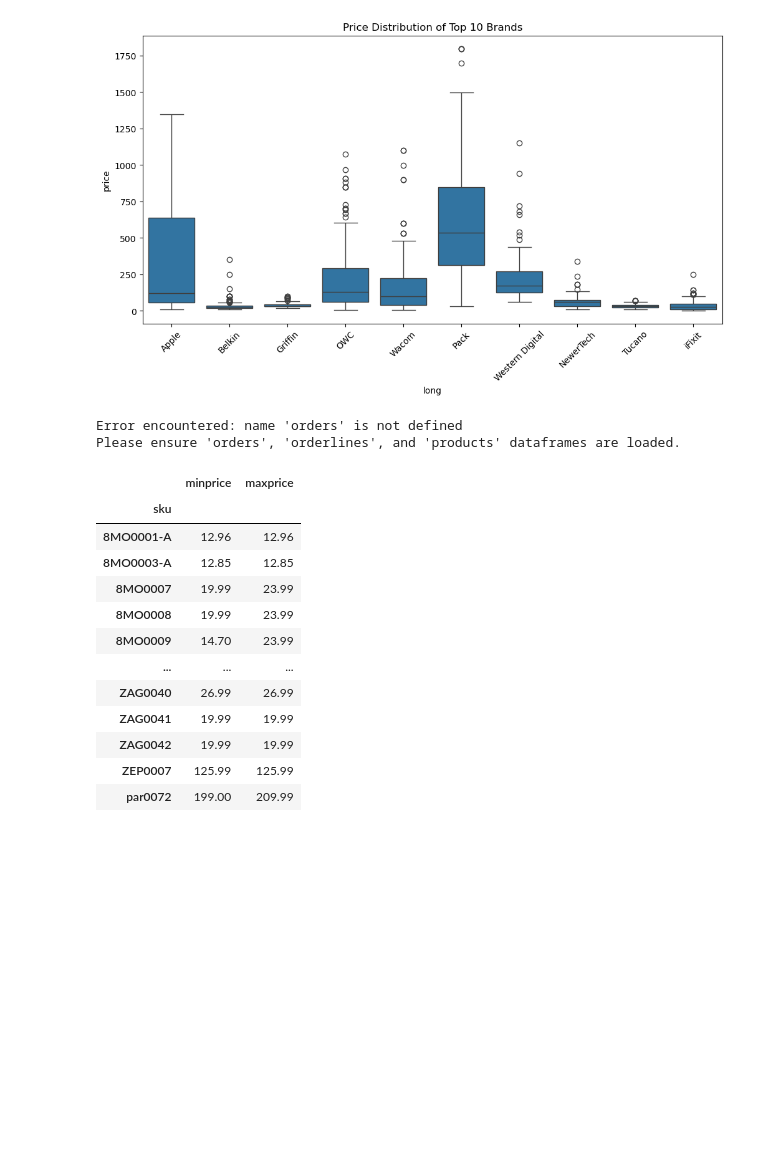
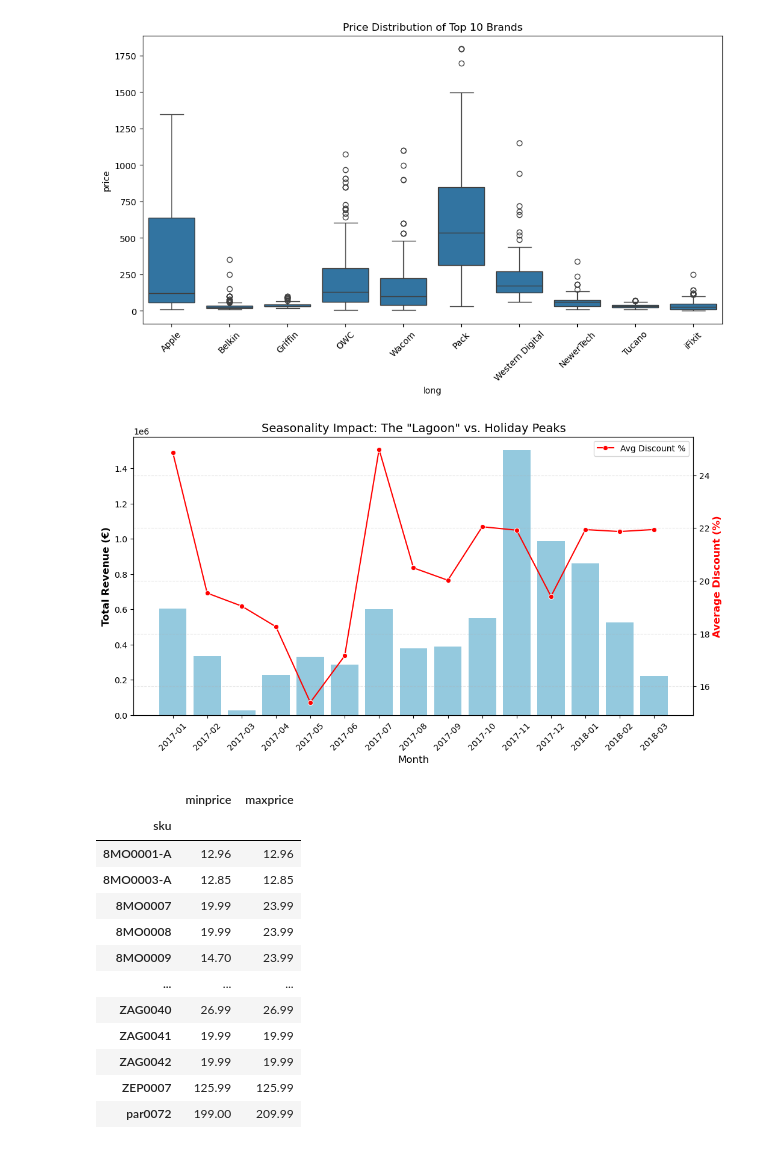
Before and after one commit to Cooljoe67/eniac_data_cleaning, a Jupyter notebook: dataanalysis_group_solution.ipynb, the cells around one changed output. Cells and saved outputs as stored; diff of their text form; code cells hidden in the pictures; blank space fills up the shorter version.

```diff
--- a/dataanalysis_group_solution.ipynb
+++ b/dataanalysis_group_solution.ipynb
@@ -81,57 +81,48 @@ plt.show()
 # %% [output]
 [figure]
 # %%
-import pandas as pd
-import matplotlib.pyplot as plt
-import seaborn as sns
 
 # discount vs revenue seasonality analysis
-    # 1. Prepare Date and Filter Completed Orders
-    # (Assuming your dataframes are named 'orders', 'orderlines', and 'products')
-    orders_c = orders[orders['state'] == 'Completed'].copy()
-    orders_c['created_date'] = pd.to_datetime(orders_c['created_date'])
+# 1. Prepare Date and Filter Completed Orders
+# (Assuming your dataframes are named 'orders', 'orderlines', and 'products')
+orders_c = orders_df[orders_df['state'] == 'Completed'].copy()
+orders_c['created_date'] = pd.to_datetime(orders_c['created_date'])
 
-    # 2. Merge Data for Analysis
-    df = orderlines.merge(products[['sku', 'price']], on='sku', how='left')
-    df = df.merge(orders_c[['id_order', 'created_date']], on='id_order')
+# 2. Merge Data for Analysis
+df = orderlines_df.merge(products_df[['sku', 'price']], on='sku', how='left')
+df = df.merge(orders_c[['order_id', 'created_date']], on='order_id')
 
-    # 3. Calculate Discount % and Month
-    # Discount % = (List Price - Paid Price) / List Price
-    df['discount_percent'] = (df['price'] - df['unit_price']) / df['price']
-    df['month'] = df['created_date'].dt.strftime('%Y-%m')
+# 3. Calculate Discount % and Month
+# Discount % = (List Price - Paid Price) / List Price
+df['month'] = df['created_date'].dt.strftime('%Y-%m')
 
-    # 4. Aggregate by Month
-    monthly_data = df.groupby('month').agg({
-        'total_price': 'sum',           # Revenue
-        'discount_percent': 'mean'      # Avg Discount
-    }).reset_index().sort_values('month')
+# 4. Aggregate by Month
+monthly_data = df.groupby('month').agg({
+    'orderline_sum': 'sum',           # Revenue
+    'discount_prc': 'mean'      # Avg Discount
+}).reset_index().sort_values('month')
 
-    # 5. Plotting
-    fig, ax1 = plt.subplots(figsize=(12, 6))
+# 5. Plotting
+fig, ax1 = plt.subplots(figsize=(12, 6))
 
-    # Bar chart for Revenue
-    sns.barplot(data=monthly_data, x='month', y='total_price', color='skyblue', ax=ax1)
-    ax1.set_ylabel('Total Revenue (€)', fontsize=12, fontweight='bold')
-    ax1.set_xlabel('Month', fontsize=12)
-    plt.xticks(rotation=45)
+# Bar chart for Revenue
+sns.barplot(data=monthly_data, x='month', y='orderline_sum', color='skyblue', ax=ax1)
+ax1.set_ylabel('Total Revenue (€)', fontsize=12, fontweight='bold')
+ax1.set_xlabel('Month', fontsize=12)
+plt.xticks(rotation=45)
 
-    # Overlay Line Chart for Discount %
-    ax2 = ax1.twinx()
-    sns.lineplot(data=monthly_data, x='month', y='discount_percent', color='red', marker='o', ax=ax2, label='Avg Discount %')
-    ax2.set_ylabel('Average Discount (%)', color='red', fontsize=12, fontweight='bold')
+# Overlay Line Chart for Discount %
+ax2 = ax1.twinx()
+sns.lineplot(data=monthly_data, x='month', y='discount_prc', color='red', marker='o', ax=ax2, label='Avg Discount %')
+ax2.set_ylabel('Average Discount (%)', color='red', fontsize=12, fontweight='bold')
 
-    # Highlight the "Lagoon" (Jan-Apr)
-    # Adjust index based on your data's specific month range
-    plt.title('Seasonality Impact: The "Lagoon" vs. Holiday Peaks', fontsize=14)
-    plt.grid(axis='y', linestyle='--', alpha=0.3)
-    plt.show()
-
-except Exception as e:
-    print(f"Error encountered: {e}")
-    print("Please ensure 'orders', 'orderlines', and 'products' dataframes are loaded.")
+# Highlight the "Lagoon" (Jan-Apr)
+# Adjust index based on your data's specific month range
+plt.title('Seasonality Impact: The "Lagoon" vs. Holiday Peaks', fontsize=14)
+plt.grid(axis='y', linestyle='--', alpha=0.3)
+plt.show()
 # %% [output]
-Error encountered: name 'orders' is not defined
-Please ensure 'orders', 'orderlines', and 'products' dataframes are loaded.
+[figure, added]
 # %%
 # %% [output]
 |  | minprice | maxprice |
```
